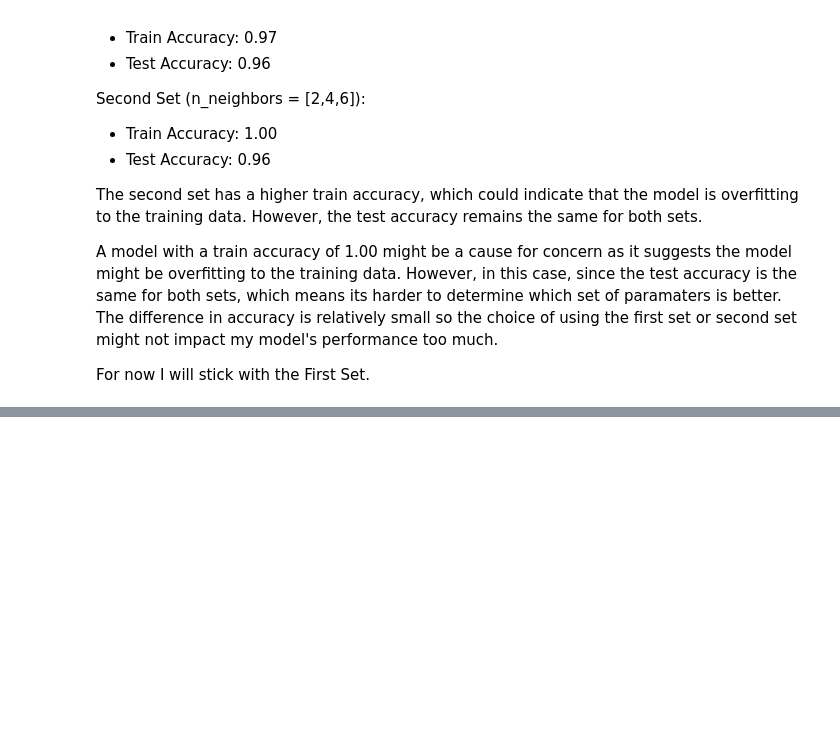
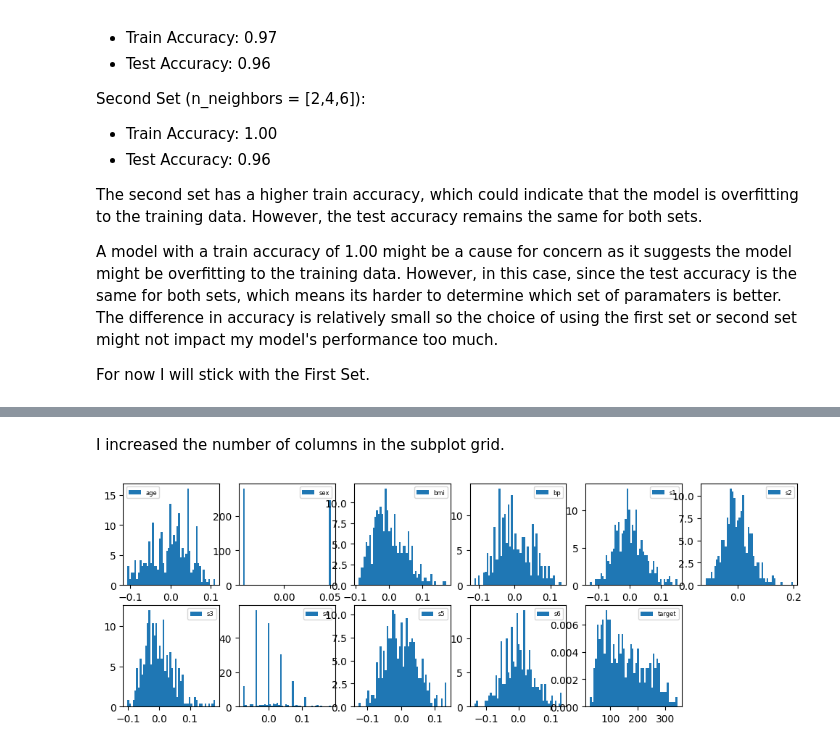
Before and after one commit to SarahMartin1244/DataScience, a Jupyter notebook: K Nearest Neighbours/k-nearest-neighbours-practice.ipynb, the cells around one changed output, grey strips where cells are left out. Drawn from its saved outputs; the diff is of its cells as text; code cells hidden in the pictures; blank space fills up the shorter version.

Commit message:
added in crisp dm in a diabetes dataset for regression

```diff
--- a/K Nearest Neighbours/k-nearest-neighbours-practice.ipynb
+++ b/K Nearest Neighbours/k-nearest-neighbours-practice.ipynb
@@ -273,0 +304,23 @@ For now I will stick with the First Set.
+# %%
+from sklearn.datasets import load_diabetes
+from sklearn.model_selection import train_test_split
+from sklearn.linear_model import LinearRegression
+from sklearn.metrics import mean_squared_error
+import pandas as pd
+
+# Load the diabetes dataset
+diabetes_data = load_diabetes()
+
+# Create a DataFrame from the feature data
+df = pd.DataFrame(diabetes_data.data, columns=diabetes_data.feature_names)
+
+# Add the target column to the DataFrame
+df['target'] = diabetes_data.target
+
+# Compute selected stats
+dfinfo = pd.DataFrame(df.dtypes,columns=["dtypes"])
+for (m,n) in zip([df.count(),df.isna().sum()],["count","isna"]):
+    dfinfo = pd.concat([dfinfo, pd.DataFrame(m,columns=[n])], axis=1)
+
+# Add to `describe` output
+dfinfo = pd.concat([dfinfo.T, df.describe().T])
@@ -273,0 +343,12 @@ For now I will stick with the First Set.
+# %% [markdown]
+I increased the number of columns in the subplot grid.
+# %%
+import matplotlib.pyplot as plt
+
+plt.figure(figsize=(12,4))
+for (i,v) in enumerate(df.columns):
+    plt.subplot(2,6,i+1);  # Change the number of columns to 6
+    plt.hist(df.iloc[:,i],50,density=True)
+    plt.legend([df.columns[i]],fontsize=6)
+# %% [output]
+[figure, added]
```
Also changed, not shown: parts of 21 cells of this notebook.
